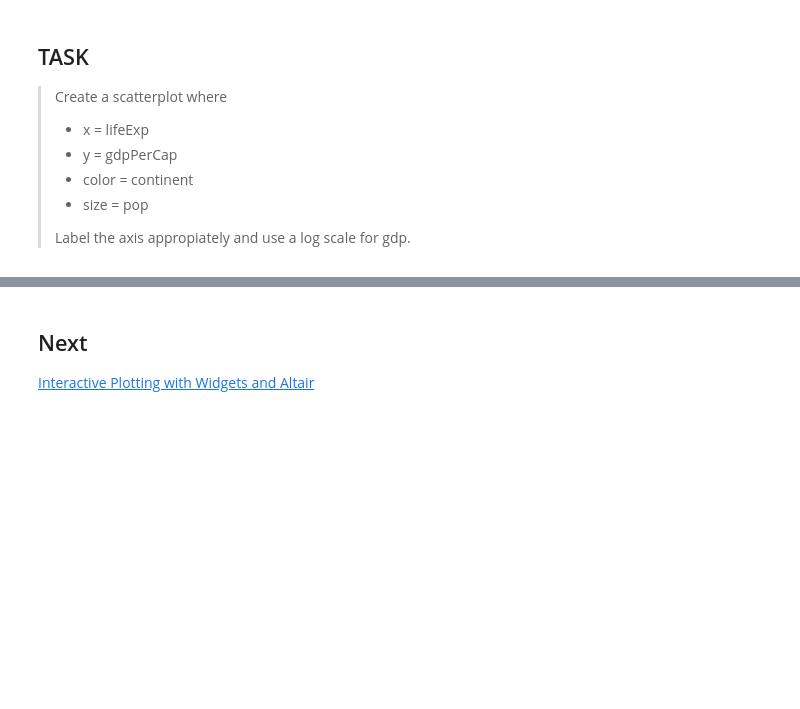
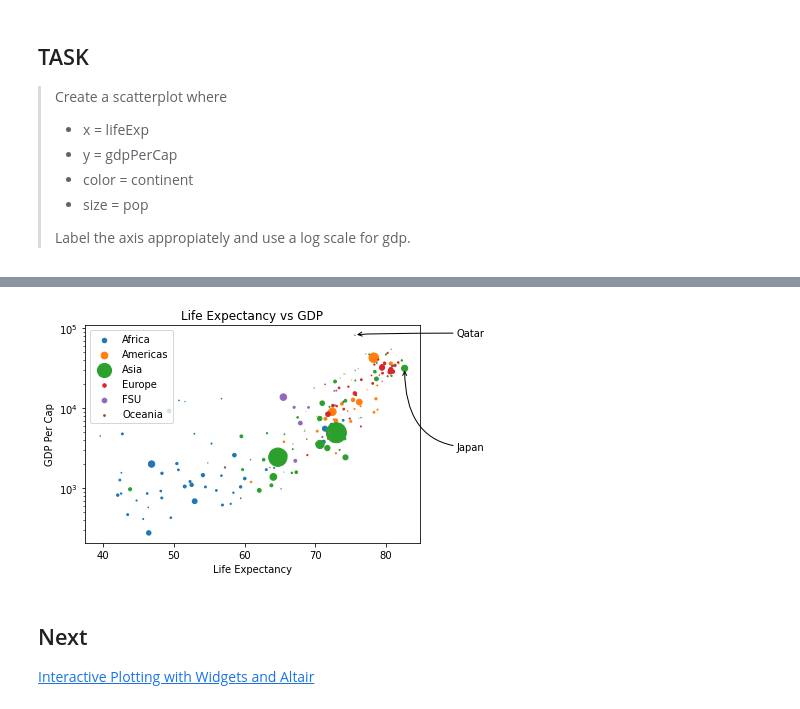
Before and after one commit to miguelazue/python-visualization-tutorial, a Jupyter notebook: 03_StaticPlotting.ipynb, the cells around one changed output, grey strips where cells are left out. Drawn from its saved outputs; the diff is of its cells as text; code cells hidden in the pictures; blank space fills up the shorter version.

```diff
--- a/03_StaticPlotting.ipynb
+++ b/03_StaticPlotting.ipynb
@@ -177,3 +234,41 @@ sns.clustermap(corrmat, square=True)
+# %%
+#for each group create an own plot an overlay them
+pop_max = gap2007['pop'].max()
+for (name, group),color in zip(gap2007.groupby('continent'),colors):
+    plt.scatter(x=group['lifeExp'],y=group['gdpPercap'],label=name, c=[color],s=(group['pop']/pop_max)*400)
+plt.yscale('log')
+plt.title('Life Expectancy vs GDP')
+plt.xlabel('Life Expectancy')
+plt.ylabel('GDP Per Cap')
+plt.legend()
+
+i=2
+for name, data in gap2007.nlargest(1,'lifeExp')[::-1].iterrows(): # countries with highest lifeExpectancy
+    plt.annotate(
+        name,
+        xy=(data['lifeExp'], data['gdpPercap']),
+        xytext=(90, 2000+500*i),
+        arrowprops=dict(
+            arrowstyle="->",
+            connectionstyle="angle3,angleA=0,angleB=-90" # curved connector
+        )
+    )
+    i = i**2
+
+i=1
+for name, data in gap2007.nlargest(1,'gdpPercap').iterrows(): # countries with highest GDP per capita
+    plt.annotate(
+        name,
+        xy=(data['lifeExp'], data['gdpPercap']),
+        xytext=(90, 10**5-20000*i),
+        arrowprops=dict(
+             arrowstyle="->",
+             connectionstyle="angle3,angleA=0,angleB=-90"
+        )
+    )
+    i+=1
+# %% [output]
+[figure, added]
 # %% [markdown]
 ## Next
 
```
Also changed, not shown: parts of 8 cells of this notebook.
